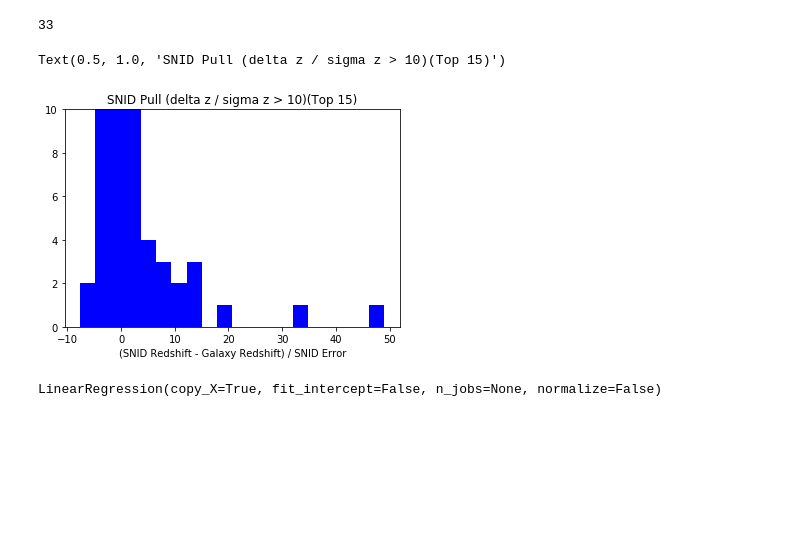
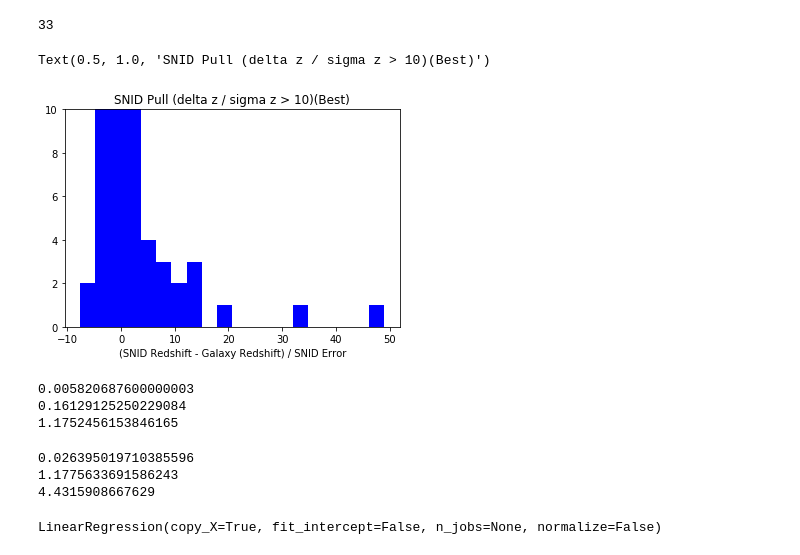
Before and after one commit to Hallflower20/supernova-spectrum-analysis, a Jupyter notebook: RedShift/SNIDRedshift3ways.ipynb, the cells around one changed output. Saved outputs shown, nothing was run; the diff lists cells and outputs as text; code cells hidden in the pictures; blank space fills up the shorter version.

```diff
--- a/RedShift/SNIDRedshift3ways.ipynb
+++ b/RedShift/SNIDRedshift3ways.ipynb
@@ -87,11 +88,27 @@ np.sum(np.abs((ZTable_best_JoinedResults_good["z_snid"] - ZTable_best_JoinedResu
 # %%
 plt.hist(((ZTable_best_JoinedResults_good["z_snid"] - ZTable_best_JoinedResults_good["z_host"]) / ZTable_best_JoinedResults_good["z_snid_err"]), color = "blue", bins = 20)
 plt.ylim(0,10)
 plt.xlabel("(SNID Redshift - Galaxy Redshift) / SNID Error")
-plt.title("SNID Pull (delta z / sigma z > 10)(Top 15)")
+plt.title("SNID Pull (delta z / sigma z > 10)(Best)")
 # %% [output]
-Text(0.5, 1.0, 'SNID Pull (delta z / sigma z > 10)(Top 15)')
+Text(0.5, 1.0, 'SNID Pull (delta z / sigma z > 10)(Best)')
-[figure, old version]
+[figure, new version]
+# %%
+print(stats.median_absolute_deviation(ZTable_best_JoinedResults_good["z_snid"] - ZTable_best_JoinedResults_good["z_host"]))
+print(stats.median_absolute_deviation((ZTable_best_JoinedResults_good["z_snid"] - ZTable_best_JoinedResults_good["z_host"])/ZTable_best_JoinedResults_good["z_host"]))
+print(stats.median_absolute_deviation(((ZTable_best_JoinedResults_good["z_snid"] - ZTable_best_JoinedResults_good["z_host"]) / ZTable_best_JoinedResults_good["z_snid_err"])))
+# %% [output]
+0.005820687600000003
+0.16129125250229084
+1.1752456153846165
+# %%
+print(np.std(ZTable_best_JoinedResults_good["z_snid"] - ZTable_best_JoinedResults_good["z_host"]))
+print(np.std((ZTable_best_JoinedResults_good["z_snid"] - ZTable_best_JoinedResults_good["z_host"]) / ZTable_best_JoinedResults_good["z_host"]))
+print(np.std(((ZTable_best_JoinedResults_good["z_snid"] - ZTable_best_JoinedResults_good["z_host"]) / ZTable_best_JoinedResults_good["z_snid_err"])))
+# %% [output]
+0.026395019710385596
+1.1775633691586243
+4.4315908667629
 # %%
 ZTable_average = Table(
                     names=("ZTF_Name", "z_snid", "z_snid_err"
```
Also changed, not shown: parts of 5 cells of this notebook, 5 other files.
